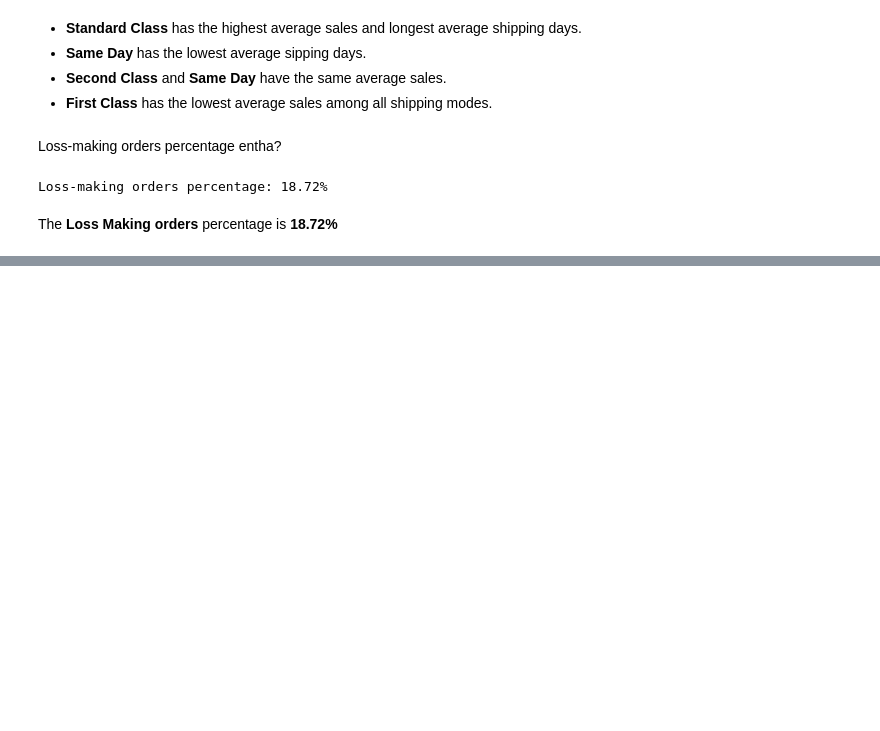
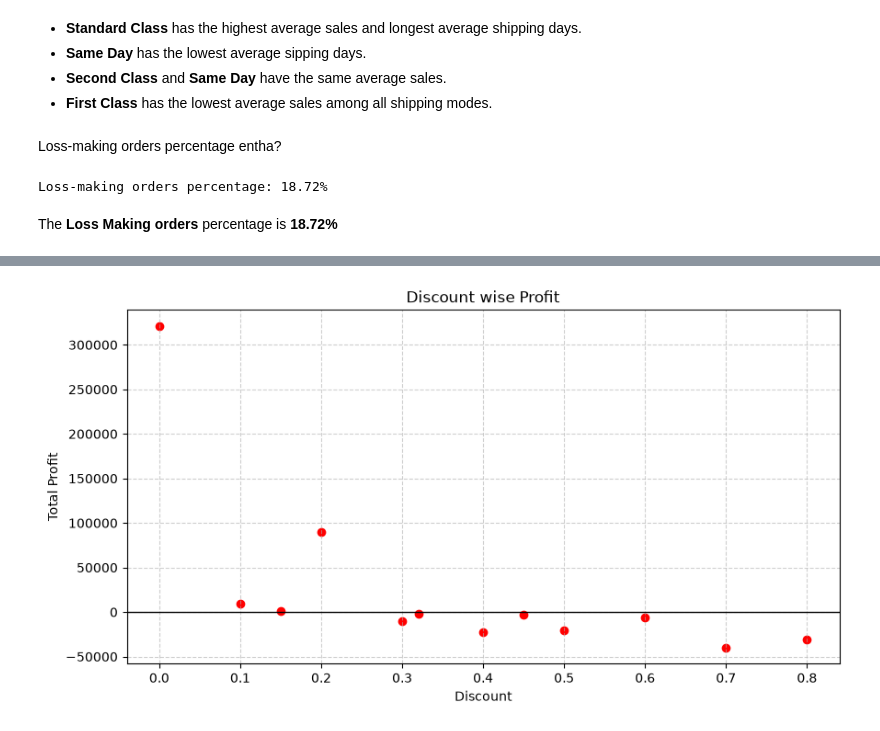
Before and after one commit to chpavansai01/superstore-sales-analysis, a Jupyter notebook: analysis.ipynb, the cells around one changed output, grey strips where cells are left out. Saved outputs shown, nothing was run; the diff lists cells and outputs as text; code cells hidden in the pictures; blank space fills up the shorter version.

```diff
--- a/analysis.ipynb
+++ b/analysis.ipynb
@@ -659,0 +724,13 @@ Loss-making orders percentage: 18.72%
+# %%
+import matplotlib.pyplot as plt
+discount_data = df.groupby('discount')['profit'].sum().reset_index().sort_values('discount')
+plt.figure(figsize=(10,5))
+plt.scatter(discount_data['discount'],discount_data['profit'],color='red',marker='o')
+plt.axhline(0, color='black', linewidth=1)
+plt.xlabel('Discount')
+plt.ylabel('Total Profit')
+plt.title('Discount wise Profit')
+plt.grid(True, linestyle='--', alpha=0.6)
+plt.show()
+# %% [output]
+[figure, added]
```
Also changed, not shown: parts of 23 cells of this notebook.
